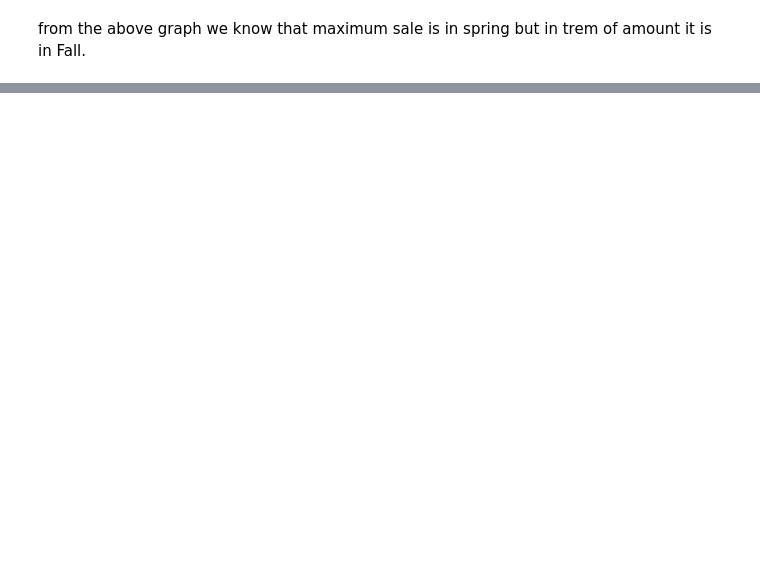
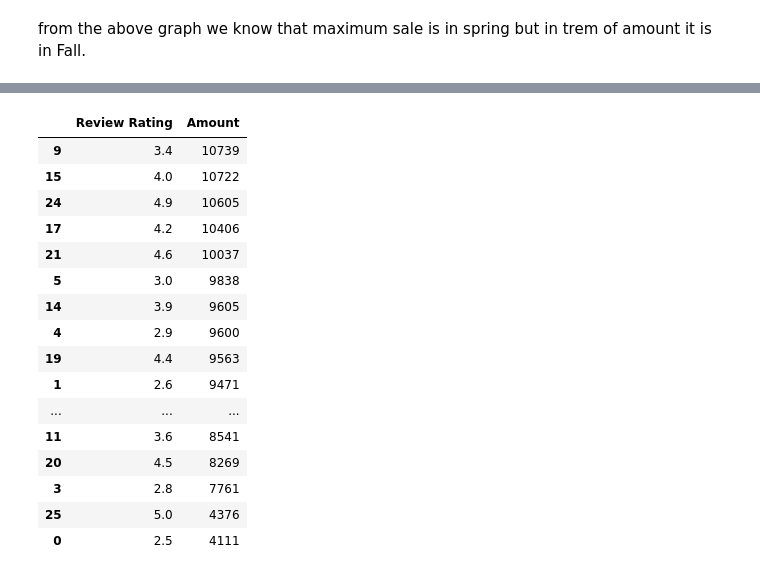
Before and after one commit to Amanmishra03/data-analysis---project, a Jupyter notebook: sales trends analysis/analysis.ipynb, the cells around one changed output, grey strips where cells are left out. Cells and saved outputs as stored; diff of their text form; code cells hidden in the pictures; blank space fills up the shorter version.

```diff
--- a/sales trends analysis/analysis.ipynb
+++ b/sales trends analysis/analysis.ipynb
@@ -422,0 +170,20 @@ for bars in am.containers:
+# %%
+df.groupby(['Review Rating'], as_index=False)['Amount'].sum().sort_values(by='Amount', ascending=False)
+# %% [output]
+|  | Review Rating | Amount |
+| 9 | 3.4 | 10739 |
+| 15 | 4.0 | 10722 |
+| 24 | 4.9 | 10605 |
+| 17 | 4.2 | 10406 |
+| 21 | 4.6 | 10037 |
+| 5 | 3.0 | 9838 |
+| 14 | 3.9 | 9605 |
+| 4 | 2.9 | 9600 |
+| 19 | 4.4 | 9563 |
+| 1 | 2.6 | 9471 |
+| ... | ... | ... |
+| 11 | 3.6 | 8541 |
+| 20 | 4.5 | 8269 |
+| 3 | 2.8 | 7761 |
+| 25 | 5.0 | 4376 |
+| 0 | 2.5 | 4111 |
```
Also changed, not shown: parts of 48 cells of this notebook.
